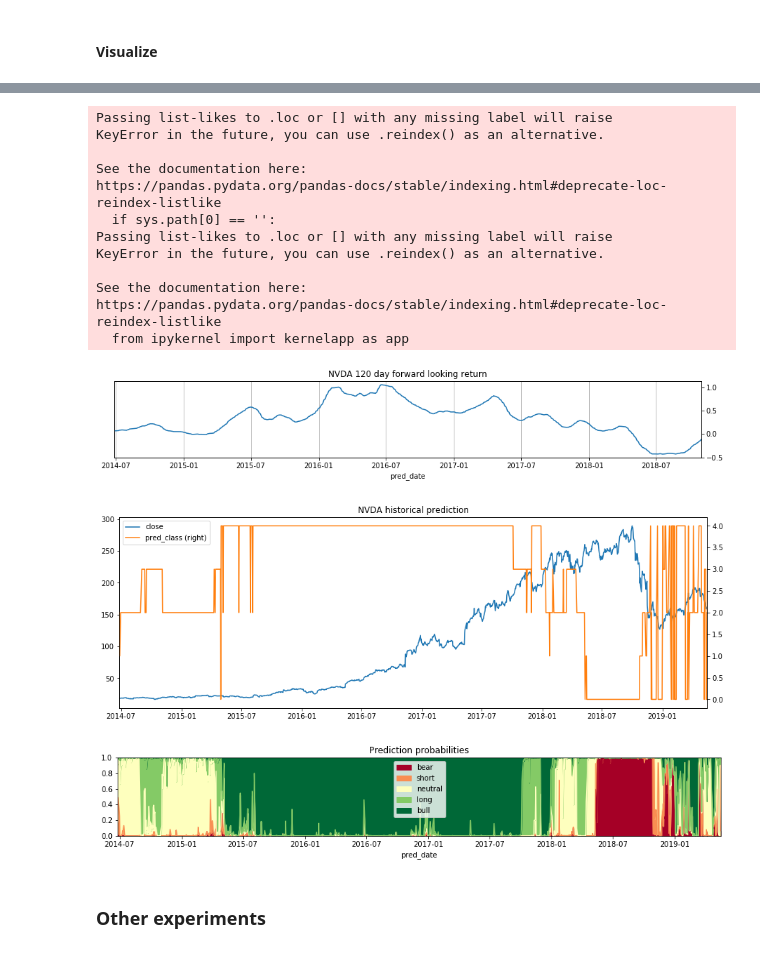
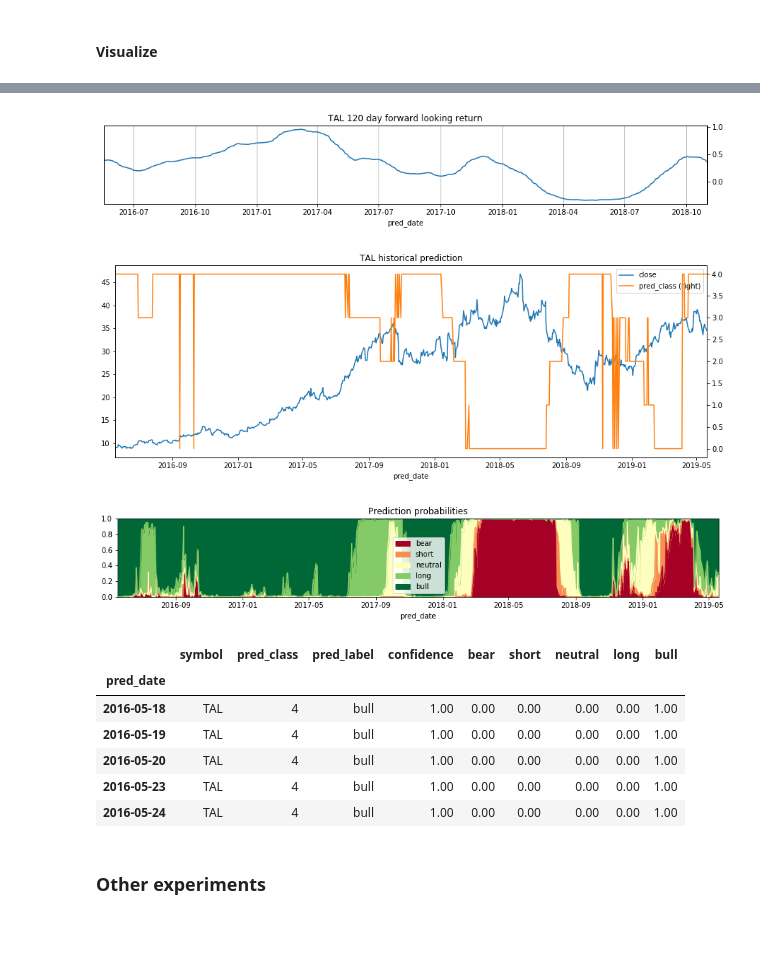
Before and after one commit to webclinic017/inception, a Jupyter notebook: notebooks/micro_TF.ipynb, the cells around one changed output, grey strips where cells are left out. Drawn from its saved outputs; the diff is of its cells as text; code cells hidden in the pictures.

```diff
--- a/notebooks/micro_TF.ipynb
+++ b/notebooks/micro_TF.ipynb
@@ -84,13 +89,11 @@ dates = read_dates('quote')
 tgt_date = dates[-1] # last date saved in S3
 print(f'Target date: {tgt_date}')
 
-equity_symbols = config['companies']
-
 quotes = load_csvs('quote_consol', [tgt_date])
-quotes = quotes.loc[quotes.symbol.isin(equity_symbols)]
+quotes = quotes.loc[quotes.symbol.isin(companies)]
 quotes.set_index('symbol', drop=False, inplace=True)
 
 profile = load_csvs('summary_detail', ['assetProfile'])
-profile = profile.loc[profile.symbol.isin(equity_symbols)]
+profile = profile.loc[profile.symbol.isin(companies)]
 profile.set_index('symbol', drop=False, inplace=True)
 # %% [output]
@@ -104,7 +107,7 @@ px_close = load_px_close(
 print('px_close.info()', px_close.info())
 
 fwd_ret_labels = ["bear", "short", "neutral", "long", "bull"]
-clean_co_px = px_close.dropna(subset=[bench])[tickers].fillna(method='ffill')
+clean_co_px = px_close.dropna(subset=[bench])[companies]
 
 cut_range = get_return_intervals(
     clean_co_px,
@@ -136,9 +139,6 @@ tgt_sectors = [
     'Energy',
 ]
 
-# tickers = list(profile.loc[profile.sector.isin(tgt_sectors), 'symbol'])
-tickers = list(best_performers(clean_co_px, tickers=tickers, years=10, quantile=0.75).index)
-
-context['tickers'] = tickers
-print(f'{len(tickers)} companies')
+subset = list(best_performers(clean_co_px, companies, days=252*7, q=0.75).index)
+context['tickers'] = subset
 # %% [output]
@@ -490,0 +491,2 @@ Wall time: 1min 17s
+# %%
+joined_df = pre_process_ds(context)
@@ -514,49 +549,48 @@ Name: pred_label, dtype: float64
 # %%
 def plot_symbol_hist_pred(pred_symbol, clean_co_px, context, pred_df):
 
     # pred_symbol = random.choice(joined_df.symbol.unique())
     pred_symbol = pred_symbol if pred_symbol is not None else random.choice(joined_df.symbol.unique())
     px_df = clean_co_px[pred_symbol]
     px_df.name = 'close'
     look_ahead = context['look_ahead']
     pct_chg_df = px_fwd_ret(px_df, look_ahead, int(look_ahead/4))
     pct_chg_df.name = 'pct_chg'
 
     co_pred = pred_df.loc[pred_df.symbol.isin([pred_symbol]), ['pred_class'] + fwd_ret_labels]
     hist_pred = pd.concat([px_df.loc[pred_df.index.unique()], co_pred['pred_class']], axis=1, sort=False)
 
     # forward looking returns
     pct_chg_df.loc[pred_df.index.unique()].dropna().plot(
         title=f'{pred_symbol} {int(np.mean(context["look_ahead"]))} day forward looking return',
         figsize=(15, 2), grid=True, secondary_y='pct_chg')
 
     # historical predictions
     hist_pred.dropna().plot(
         title=f'{pred_symbol} historical prediction',
         figsize=(15, 5), secondary_y='pred_class')
 
     # probability distribution
     co_pred[fwd_ret_labels].plot.area(
         title='Prediction probabilities',
         figsize=(15, 2), ylim=(0, 1), cmap='RdYlGn', rot=0)
 
-plot_symbol_hist_pred('NVDA', clean_co_px, context, pred_df)
+symbol = 'TAL'
+plot_symbol_hist_pred(symbol, clean_co_px, context, pred_df)
 # %% [output]
-Passing list-likes to .loc or [] with any missing label will raise
-KeyError in the future, you can use .reindex() as an alternative.
-
-See the documentation here:
-https://pandas.pydata.org/pandas-docs/stable/indexing.html#deprecate-loc-reindex-listlike
-  if sys.path[0] == '':
-Passing list-likes to .loc or [] with any missing label will raise
-KeyError in the future, you can use .reindex() as an alternative.
-
-See the documentation here:
-https://pandas.pydata.org/pandas-docs/stable/indexing.html#deprecate-loc-reindex-listlike
-  from ipykernel import kernelapp as app
-[figure, old version]
+[figure, new version]
-[figure, old version]
+[figure, new version]
-[figure, old version]
+[figure, new version]
+# %%
+pred_df.loc[pred_df.symbol.isin([symbol])].head()
+# %% [output]
+|  | symbol | pred_class | pred_label | confidence | bear | short | neutral | long | bull |
+| pred_date |  |  |  |  |  |  |  |  |  |
+| 2016-05-18 | TAL | 4 | bull | 1.00 | 0.00 | 0.00 | 0.00 | 0.00 | 1.00 |
+| 2016-05-19 | TAL | 4 | bull | 1.00 | 0.00 | 0.00 | 0.00 | 0.00 | 1.00 |
+| 2016-05-20 | TAL | 4 | bull | 1.00 | 0.00 | 0.00 | 0.00 | 0.00 | 1.00 |
+| 2016-05-23 | TAL | 4 | bull | 1.00 | 0.00 | 0.00 | 0.00 | 0.00 | 1.00 |
+| 2016-05-24 | TAL | 4 | bull | 1.00 | 0.00 | 0.00 | 0.00 | 0.00 | 1.00 |
 # %% [markdown]
 ### Other experiments
 # %% [markdown]
```
Also changed, not shown: parts of 18 cells of this notebook, 1 other file.
